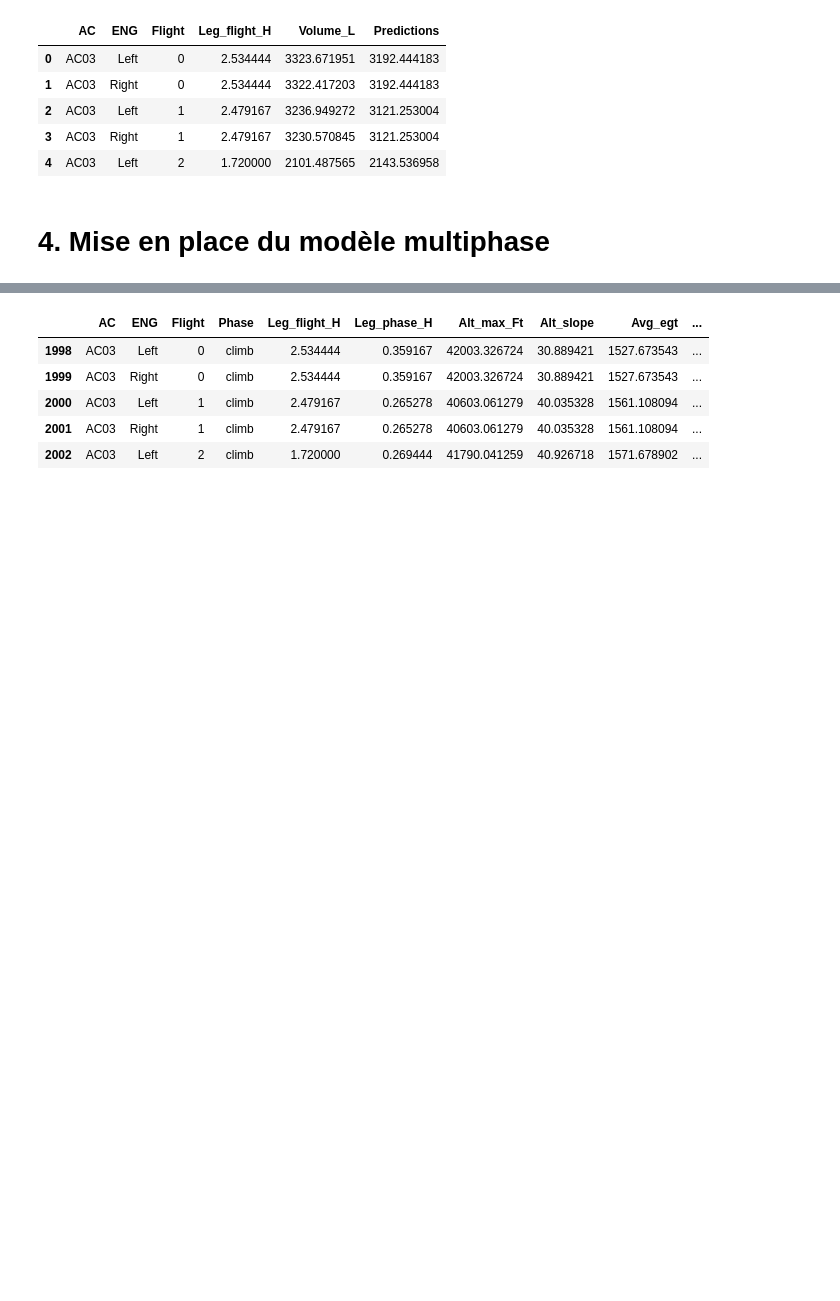
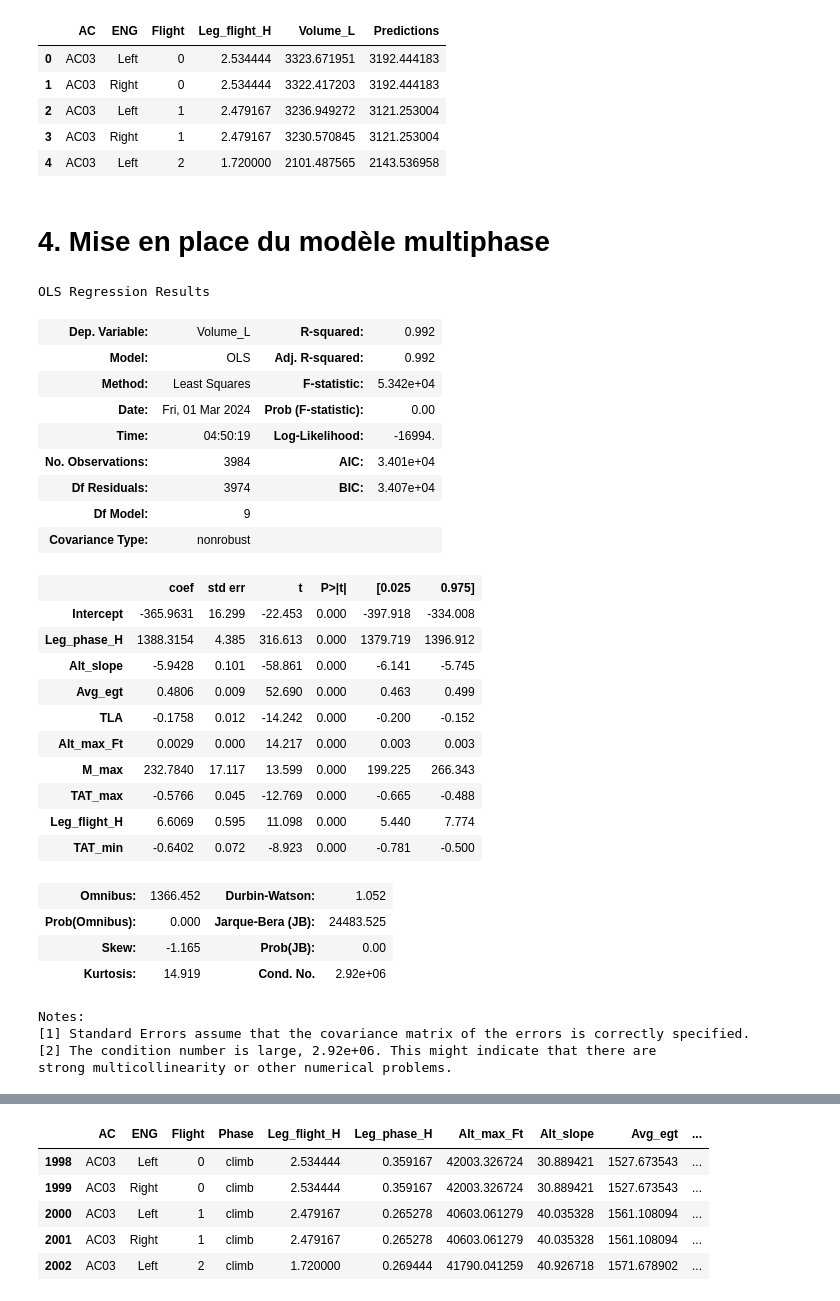
Before and after one commit to jee51/M2DProjet2324, a Jupyter notebook: notebooks/Achille_Work/Achille_conso_fuel_global.ipynb, the cells around one changed output, grey strips where cells are left out. Drawn from its saved outputs; the diff is of its cells as text; code cells hidden in the pictures; blank space fills up the shorter version.

Commit message:
Complete Model by phase and comparison

```diff
--- a/notebooks/Achille_Work/Achille_conso_fuel_global.ipynb
+++ b/notebooks/Achille_Work/Achille_conso_fuel_global.ipynb
@@ -437,10 +439,40 @@ modelByPhase.fit()
 modelByPhase.update_features()
 # %%
 # modelByPhase.model_summary('taxi1', summary=True, analyse_residus=False, prediction_plot=False)
-# modelByPhase.model_summary('climb', summary=False, analyse_resid=True, prediction_plot=False)
+modelByPhase.model_summary('climb', summary=True, analyse_resid=False, prediction_plot=False)
 # modelByPhase.model_summary('cruise', summary=False, analyse_resid=False, prediction_plot=True)
 # modelByPhase.model_summary('descend', summary=False, analyse_resid=True, prediction_plot=False)
 # modelByPhase.model_summary('taxi2', summary=False, analyse_resid=False, prediction_plot=True)
+# %% [output]
+OLS Regression Results
+| Dep. Variable: | Volume_L | R-squared: | 0.992 |
+| Model: | OLS | Adj. R-squared: | 0.992 |
+| Method: | Least Squares | F-statistic: | 5.342e+04 |
+| Date: | Fri, 01 Mar 2024 | Prob (F-statistic): | 0.00 |
+| Time: | 04:50:19 | Log-Likelihood: | -16994. |
+| No. Observations: | 3984 | AIC: | 3.401e+04 |
+| Df Residuals: | 3974 | BIC: | 3.407e+04 |
+| Df Model: | 9 |  |  |
+| Covariance Type: | nonrobust |  |  |
+|  | coef | std err | t | P>|t| | [0.025 | 0.975] |
+| Intercept | -365.9631 | 16.299 | -22.453 | 0.000 | -397.918 | -334.008 |
+| Leg_phase_H | 1388.3154 | 4.385 | 316.613 | 0.000 | 1379.719 | 1396.912 |
+| Alt_slope | -5.9428 | 0.101 | -58.861 | 0.000 | -6.141 | -5.745 |
+| Avg_egt | 0.4806 | 0.009 | 52.690 | 0.000 | 0.463 | 0.499 |
+| TLA | -0.1758 | 0.012 | -14.242 | 0.000 | -0.200 | -0.152 |
+| Alt_max_Ft | 0.0029 | 0.000 | 14.217 | 0.000 | 0.003 | 0.003 |
+| M_max | 232.7840 | 17.117 | 13.599 | 0.000 | 199.225 | 266.343 |
+| TAT_max | -0.5766 | 0.045 | -12.769 | 0.000 | -0.665 | -0.488 |
+| Leg_flight_H | 6.6069 | 0.595 | 11.098 | 0.000 | 5.440 | 7.774 |
+| TAT_min | -0.6402 | 0.072 | -8.923 | 0.000 | -0.781 | -0.500 |
+| Omnibus: | 1366.452 | Durbin-Watson: | 1.052 |
+| Prob(Omnibus): | 0.000 | Jarque-Bera (JB): | 24483.525 |
+| Skew: | -1.165 | Prob(JB): | 0.00 |
+| Kurtosis: | 14.919 | Cond. No. | 2.92e+06 |
+Notes:
+[1] Standard Errors assume that the covariance matrix of the errors is correctly specified.
+[2] The condition number is large, 2.92e+06. This might indicate that there are
+strong multicollinearity or other numerical problems.
 # %%
 modelByPhase.MAE
 # %% [output]
```
Also changed, not shown: parts of 3 cells of this notebook.
